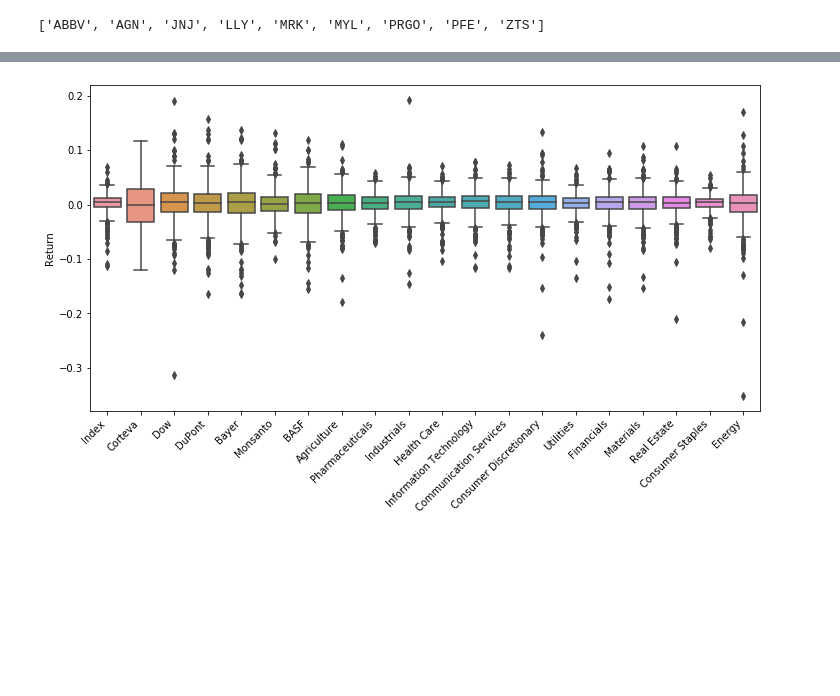
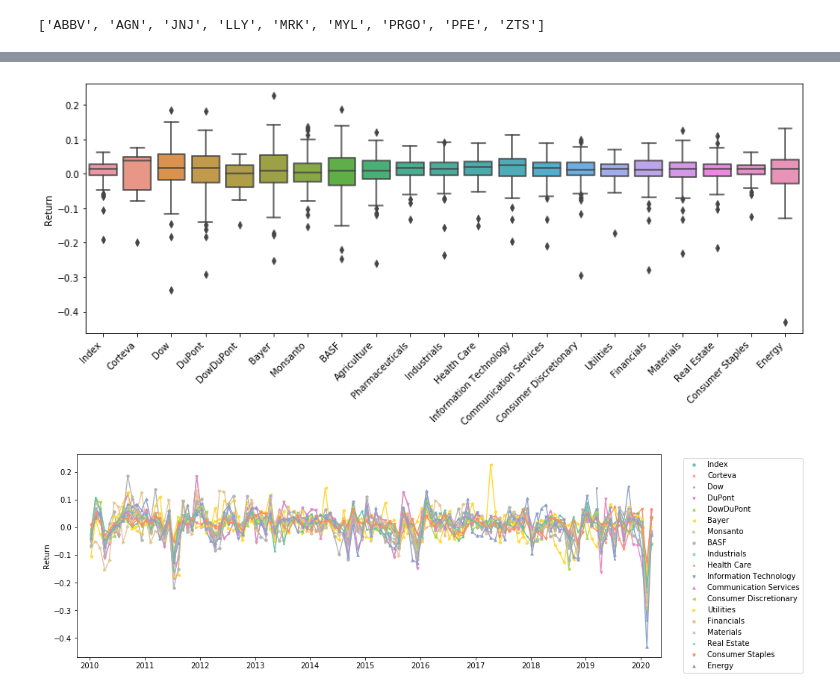
Before and after one commit to jiehu3456/2020-04-29-stocks, a Jupyter notebook: Stocks.ipynb, the cells around one changed output, grey strips where cells are left out. Drawn from its saved outputs; the diff is of its cells as text; code cells hidden in the pictures; blank space fills up the shorter version.

```diff
--- a/Stocks.ipynb
+++ b/Stocks.ipynb
@@ -192,7 +192,7 @@ sp500_index
 | 2020-04-28 | 2909.96 | 2921.15 | 2860.71 | 2863.39 |
 2597 rows × 4 columns
 # %%
-companies = ['CTVA', 'DOW', 'DD', 'BAYRY', 'MON', 'BASFY']
+companies = ['CTVA', 'DOW', 'DD', 'DD', 'BAYRY', 'MON', 'BASFY']
 # %%
 agriculture = stocks_df.loc[stocks_df['GICS Sub Industry'].str.contains('Agricultural', case = False)]
 agriculture
@@ -229,7 +229,7 @@ pharmaceuticals
 # %% [output]
 ['ABBV', 'AGN', 'JNJ', 'LLY', 'MRK', 'MYL', 'PRGO', 'PFE', 'ZTS']
 # %%
-sectors = pd.Series([[x] for x in companies], index = ['Corteva', 'Dow', 'DuPont', 'Bayer', 'Monsanto', 'BASF'])
+sectors = pd.Series([[x] for x in companies], index = ['Corteva', 'Dow', 'DuPont', 'DowDuPont', 'Bayer', 'Monsanto', 'BASF'])
 sectors = sectors.append(pd.Series({'Agriculture': agriculture, 'Pharmaceuticals': pharmaceuticals}))
 sectors = sectors.append(stocks_df.groupby('GICS Sector', sort = False)['Symbol'].agg(lambda x: x.tolist()))
 sectors
@@ -264,5 +261,8 @@ for sector, tickers in sectors.items():
             tuples += [(sector, tick)]
 index = pd.MultiIndex.from_tuples(tuples, names=['Category', 'Symbol'])
 closes.columns = index
+closes.loc['2017-09-01':'2019-03-19', ('DuPont', 'DD')] = np.nan
+closes.loc['2010-01-01':'2017-08-31', ('DowDuPont', 'DD')] = np.nan
+closes.loc['2019-03-20':'2020-04-28', ('DowDuPont', 'DD')] = np.nan
 closes
 # %% [output]
@@ -296,4 +317,4 @@ plt.show()
 # %%
-closes_df = closes.resample('M').mean().groupby(axis = 1, level = 0, sort = False).mean()
-closes_df = closes_df.drop('Index', axis = 1)
-closes_df_melt = pd.melt(closes_df.reset_index(), id_vars = 'Date', var_name = 'Category', value_name = 'Close')
+returns = closes.resample('M').mean().pct_change(fill_method = None)
+returns_df = returns.groupby(axis = 1, level = 0, sort = False).mean()
+returns_df.describe()
@@ -328,8 +332,25 @@ df.describe()
 # %%
-plt.figure(figsize = (12, 6))
-ax = sns.boxplot(data = df)
+plt.figure(figsize = (14, 5))
+ax = sns.boxplot(data = returns_df)
 ax.set(xlabel = '', ylabel = 'Return')
 ax.set_xticklabels(ax.get_xticklabels(), rotation = 45, horizontalalignment = 'right')
 plt.show()
 # %% [output]
-[figure, old version]
+[figure, new version]
+# %%
+returns_df = returns_df.iloc[:, list(range(8)) + list(range(10, len(returns_df.columns)))]
+returns_df_melt = pd.melt(returns_df.reset_index(), id_vars = 'Date', var_name = 'Category', value_name = 'Return')
+plt.figure(figsize = (14, 5))
+markers = ['o', 'x', '.', 'v', '^', '<', '>']
+from itertools import cycle, islice
+ax = sns.pointplot(x = 'Date', y = 'Return', hue = 'Category', data = returns_df_melt, label = 'xxxsmall', scale = 0.5,
+                   markers = list(islice(cycle(markers), returns_df.shape[1])), palette = 'Set2')
+ax.set(xlabel = '', ylabel = 'Return')
+ax.set_xlim(-2, 125)
+import matplotlib.ticker as ticker
+ax.xaxis.set_major_locator(ticker.IndexLocator(12, 0))
+ax.set_xticklabels(labels = returns_df.index[0::12].strftime('%Y'))
+ax.legend(loc = 'upper right', bbox_to_anchor = (1.25, 1))
+plt.show()
+# %% [output]
+[figure, added]
```
Also changed, not shown: parts of 13 cells of this notebook.
